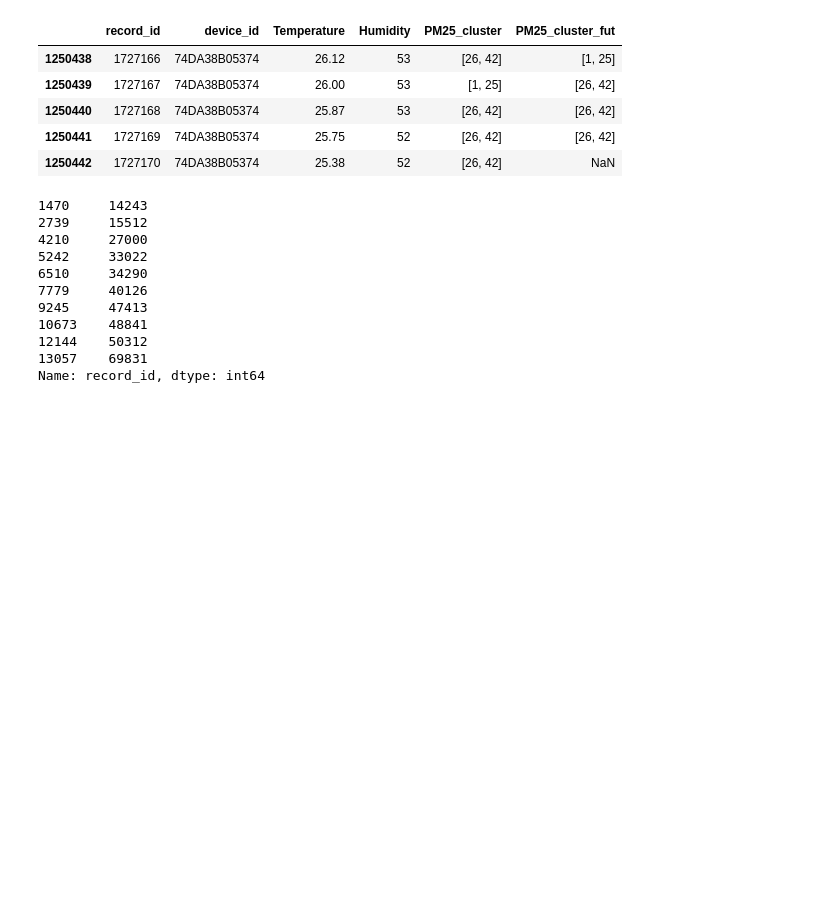
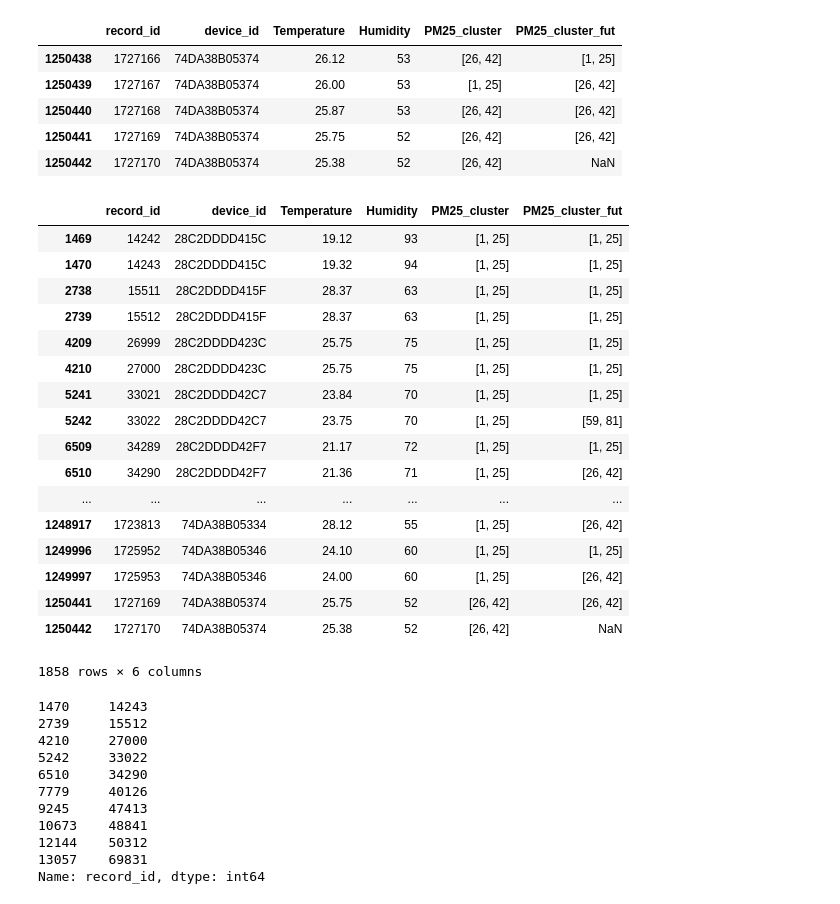
Before and after one commit to Coslate/DataMining_Lab2, a Jupyter notebook: DM106-2 Lab 2.ipynb, the cells around one changed output. Saved outputs shown, nothing was run; the diff lists cells and outputs as text; code cells hidden in the pictures; blank space fills up the shorter version.

```diff
--- a/DM106-2 Lab 2.ipynb
+++ b/DM106-2 Lab 2.ipynb
@@ -694,6 +694,27 @@ q2.tail()
 | 1250440 | 1727168 | 74DA38B05374 | 25.87 | 53 | [26, 42] | [26, 42] |
 | 1250441 | 1727169 | 74DA38B05374 | 25.75 | 52 | [26, 42] | [26, 42] |
 | 1250442 | 1727170 | 74DA38B05374 | 25.38 | 52 | [26, 42] | NaN |
+# %%
+q2.groupby("device_id").tail(2)
+# %% [output]
+|  | record_id | device_id | Temperature | Humidity | PM25_cluster | PM25_cluster_fut |
+| 1469 | 14242 | 28C2DDDD415C | 19.12 | 93 | [1, 25] | [1, 25] |
+| 1470 | 14243 | 28C2DDDD415C | 19.32 | 94 | [1, 25] | [1, 25] |
+| 2738 | 15511 | 28C2DDDD415F | 28.37 | 63 | [1, 25] | [1, 25] |
+| 2739 | 15512 | 28C2DDDD415F | 28.37 | 63 | [1, 25] | [1, 25] |
+| 4209 | 26999 | 28C2DDDD423C | 25.75 | 75 | [1, 25] | [1, 25] |
+| 4210 | 27000 | 28C2DDDD423C | 25.75 | 75 | [1, 25] | [1, 25] |
+| 5241 | 33021 | 28C2DDDD42C7 | 23.84 | 70 | [1, 25] | [1, 25] |
+| 5242 | 33022 | 28C2DDDD42C7 | 23.75 | 70 | [1, 25] | [59, 81] |
+| 6509 | 34289 | 28C2DDDD42F7 | 21.17 | 72 | [1, 25] | [1, 25] |
+| 6510 | 34290 | 28C2DDDD42F7 | 21.36 | 71 | [1, 25] | [26, 42] |
+| ... | ... | ... | ... | ... | ... | ... |
+| 1248917 | 1723813 | 74DA38B05334 | 28.12 | 55 | [1, 25] | [26, 42] |
+| 1249996 | 1725952 | 74DA38B05346 | 24.10 | 60 | [1, 25] | [1, 25] |
+| 1249997 | 1725953 | 74DA38B05346 | 24.00 | 60 | [1, 25] | [26, 42] |
+| 1250441 | 1727169 | 74DA38B05374 | 25.75 | 52 | [26, 42] | [26, 42] |
+| 1250442 | 1727170 | 74DA38B05374 | 25.38 | 52 | [26, 42] | NaN |
+1858 rows × 6 columns
 # %%
 #找每個sensor最後一筆record_id
 q2.groupby("device_id").tail(1)['record_id'].head(10)
```
Also changed, not shown: parts of 14 cells of this notebook.
